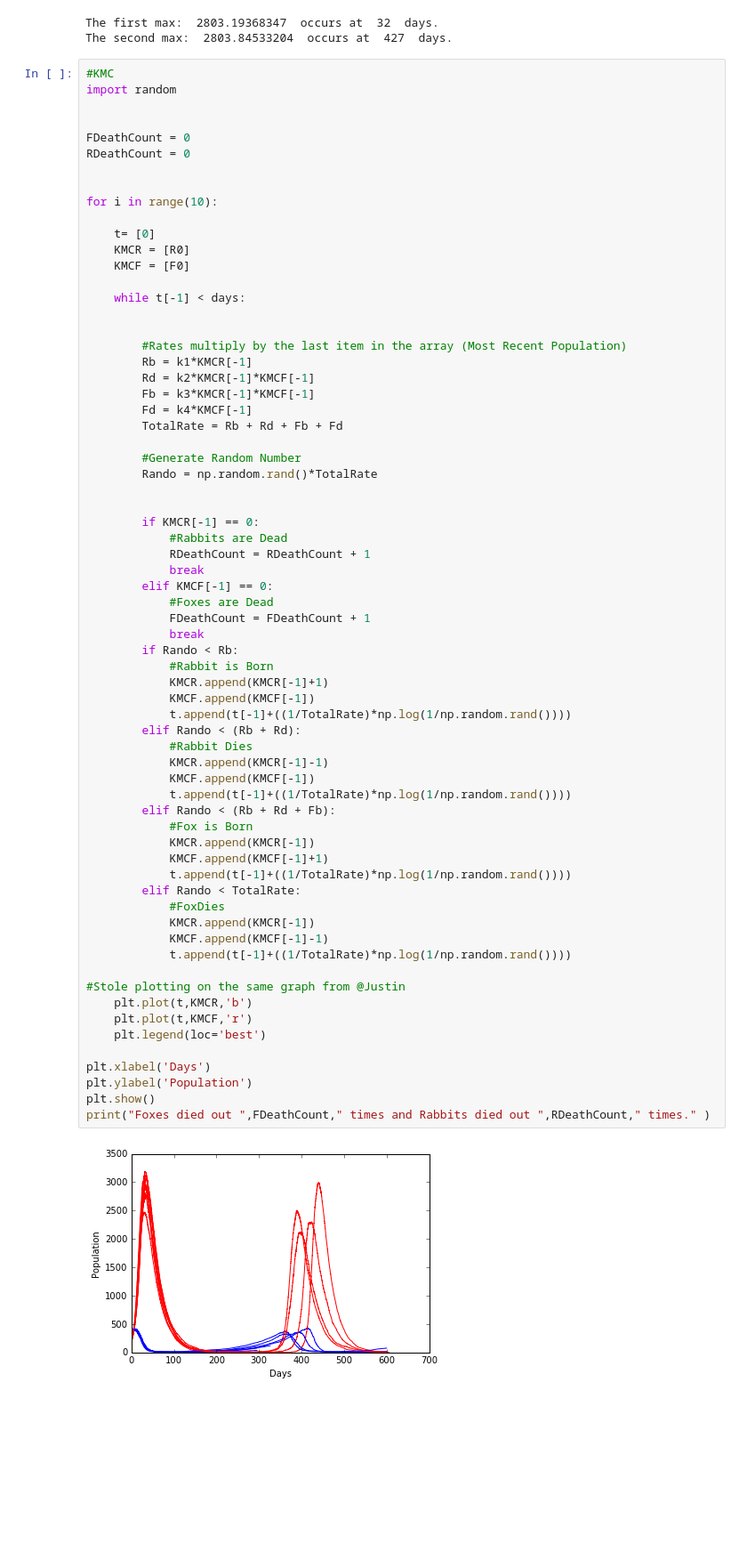
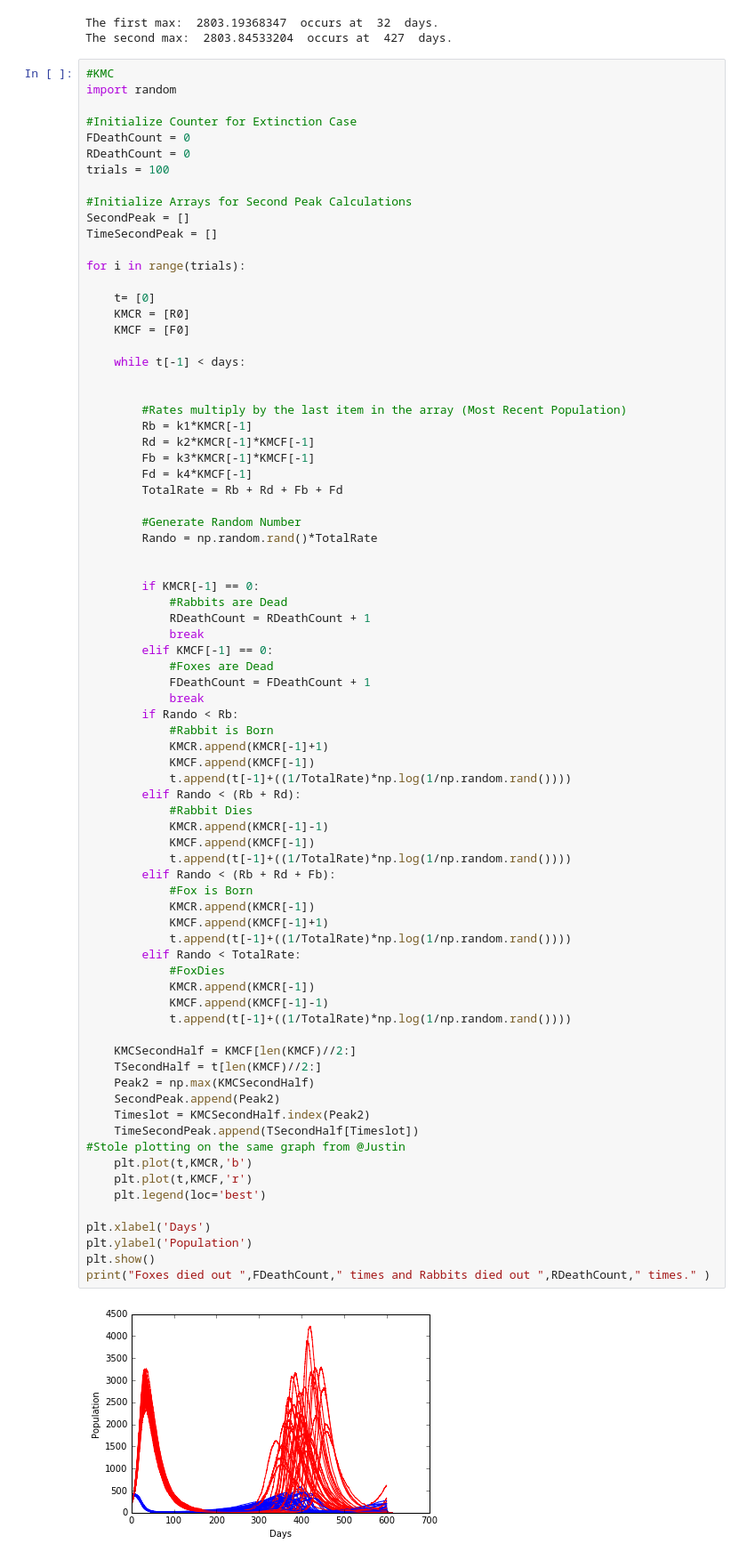
Before and after one commit to yujiazhang84/rabbits-and-foxes-JoeLaviano, a Jupyter notebook: rabbits-and-foxes.ipynb, the cells around one changed output. Shown: that part at 89% size. Drawn from its saved outputs; the diff is of its cells as text; blank space fills up the shorter version.

Commit message:
Got everything except the TIME of second peak

```diff
--- a/rabbits-and-foxes.ipynb
+++ b/rabbits-and-foxes.ipynb
@@ -138,12 +138,16 @@ The second max:  2803.84533204  occurs at  427  days.
 #KMC
 import random
 
-
+#Initialize Counter for Extinction Case
 FDeathCount = 0
 RDeathCount = 0
+trials = 100
 
+#Initialize Arrays for Second Peak Calculations
+SecondPeak = []
+TimeSecondPeak = []
 
-for i in range(10):
+for i in range(trials):
 
     t= [0]
     KMCR = [R0]
@@ -175,31 +179,37 @@ for i in range(10):
             #Rabbit is Born
             KMCR.append(KMCR[-1]+1)
             KMCF.append(KMCF[-1])
             t.append(t[-1]+((1/TotalRate)*np.log(1/np.random.rand())))
         elif Rando < (Rb + Rd):
             #Rabbit Dies
             KMCR.append(KMCR[-1]-1)
             KMCF.append(KMCF[-1])
             t.append(t[-1]+((1/TotalRate)*np.log(1/np.random.rand())))
         elif Rando < (Rb + Rd + Fb):
             #Fox is Born
             KMCR.append(KMCR[-1])
             KMCF.append(KMCF[-1]+1)
             t.append(t[-1]+((1/TotalRate)*np.log(1/np.random.rand())))
         elif Rando < TotalRate:
             #FoxDies
             KMCR.append(KMCR[-1])
             KMCF.append(KMCF[-1]-1)
             t.append(t[-1]+((1/TotalRate)*np.log(1/np.random.rand())))
 
+    KMCSecondHalf = KMCF[len(KMCF)//2:]
+    TSecondHalf = t[len(KMCF)//2:]
+    Peak2 = np.max(KMCSecondHalf)
+    SecondPeak.append(Peak2)
+    Timeslot = KMCSecondHalf.index(Peak2)
+    TimeSecondPeak.append(TSecondHalf[Timeslot])
 #Stole plotting on the same graph from @Justin
     plt.plot(t,KMCR,'b')
     plt.plot(t,KMCF,'r')
     plt.legend(loc='best')
 
 plt.xlabel('Days')
 plt.ylabel('Population')
 plt.show()
 print("Foxes died out ",FDeathCount," times and Rabbits died out ",RDeathCount," times." )
 # %% [output]
-[figure, old version]
+[figure, new version]
```
Also changed, not shown: parts of 4 cells of this notebook.
